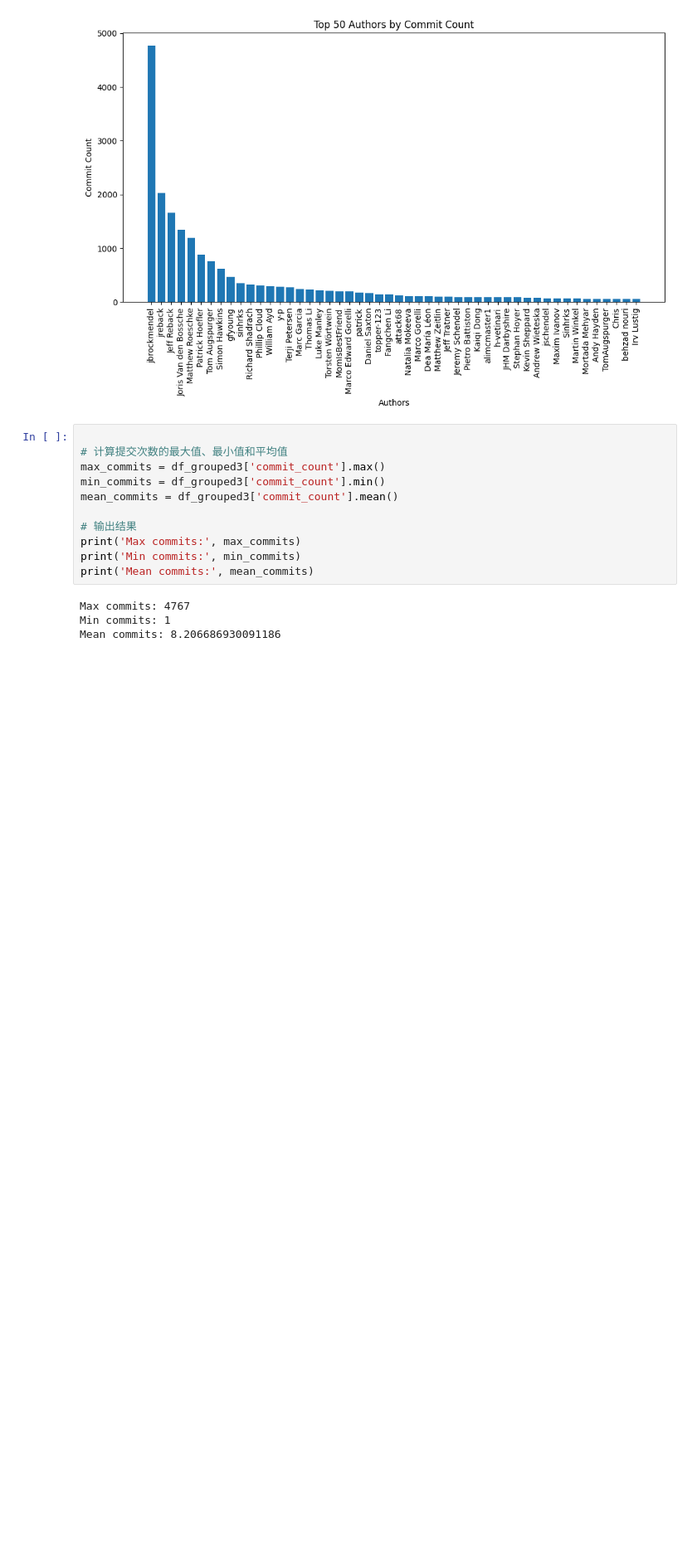
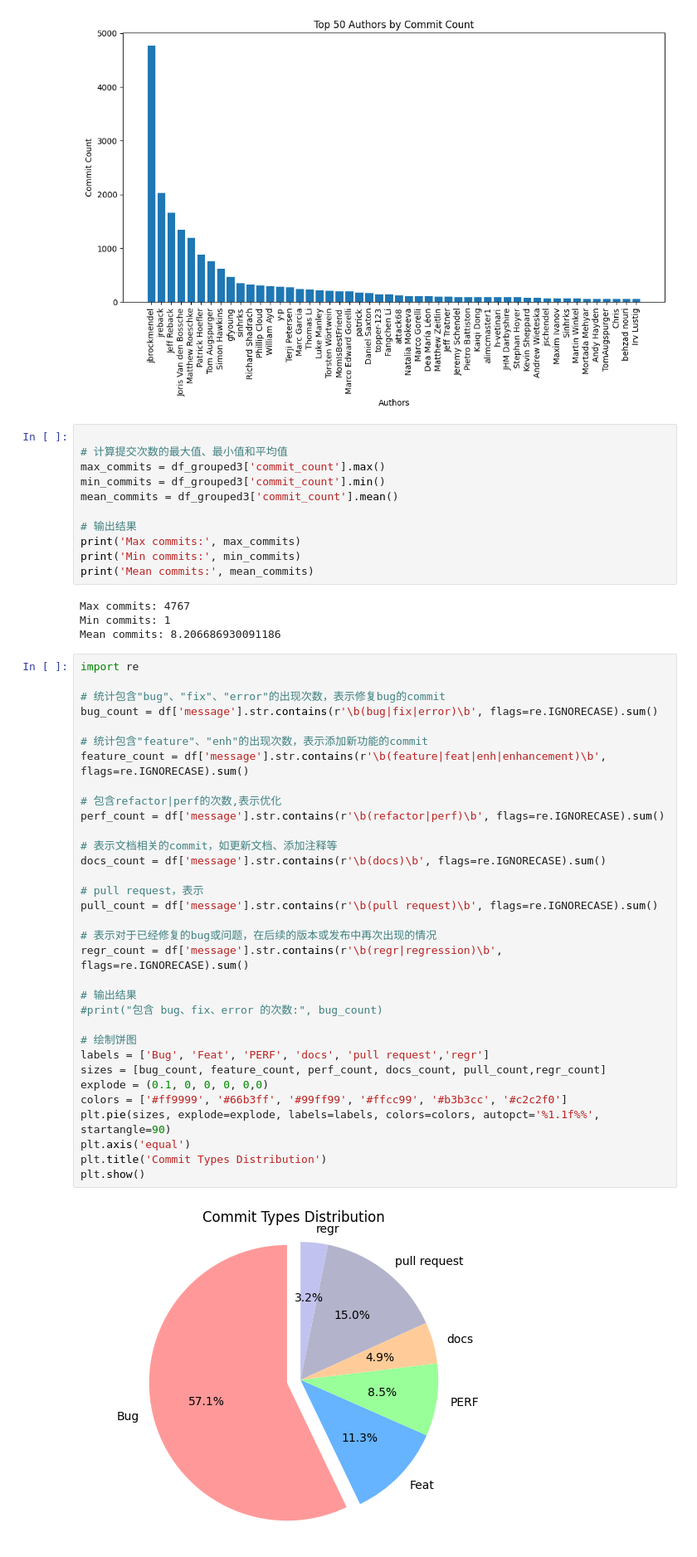
Before and after one commit to wxy2024/2023project, a Jupyter notebook: demo1.ipynb, the cells around one changed output. Shown at 83% size. Drawn from its saved outputs; the diff is of its cells as text; blank space fills up the shorter version.

```diff
--- a/demo1.ipynb
+++ b/demo1.ipynb
@@ -204,3 +204,38 @@ print('Mean commits:', mean_commits)
 Max commits: 4767
 Min commits: 1
 Mean commits: 8.206686930091186
+# %%
+import re
+
+# 统计包含"bug"、"fix"、"error"的出现次数，表示修复bug的commit
+bug_count = df['message'].str.contains(r'\b(bug|fix|error)\b', flags=re.IGNORECASE).sum()
+
+# 统计包含"feature"、"enh"的出现次数，表示添加新功能的commit
+feature_count = df['message'].str.contains(r'\b(feature|feat|enh|enhancement)\b', flags=re.IGNORECASE).sum()
+
+# 包含refactor|perf的次数,表示优化
+perf_count = df['message'].str.contains(r'\b(refactor|perf)\b', flags=re.IGNORECASE).sum()
+
+# 表示文档相关的commit，如更新文档、添加注释等
+docs_count = df['message'].str.contains(r'\b(docs)\b', flags=re.IGNORECASE).sum()
+
+# pull request，表示
+pull_count = df['message'].str.contains(r'\b(pull request)\b', flags=re.IGNORECASE).sum()
+
+# 表示对于已经修复的bug或问题，在后续的版本或发布中再次出现的情况
+regr_count = df['message'].str.contains(r'\b(regr|regression)\b', flags=re.IGNORECASE).sum()
+
+# 输出结果
+#print("包含 bug、fix、error 的次数:", bug_count)
+
+# 绘制饼图
+labels = ['Bug', 'Feat', 'PERF', 'docs', 'pull request','regr']
+sizes = [bug_count, feature_count, perf_count, docs_count, pull_count,regr_count]
+explode = (0.1, 0, 0, 0, 0,0)
+colors = ['#ff9999', '#66b3ff', '#99ff99', '#ffcc99', '#b3b3cc', '#c2c2f0']
+plt.pie(sizes, explode=explode, labels=labels, colors=colors, autopct='%1.1f%%', startangle=90)
+plt.axis('equal')
+plt.title('Commit Types Distribution')
+plt.show()
+# %% [output]
+[figure, added]
```
Also changed, not shown: parts of 1 cell of this notebook.
